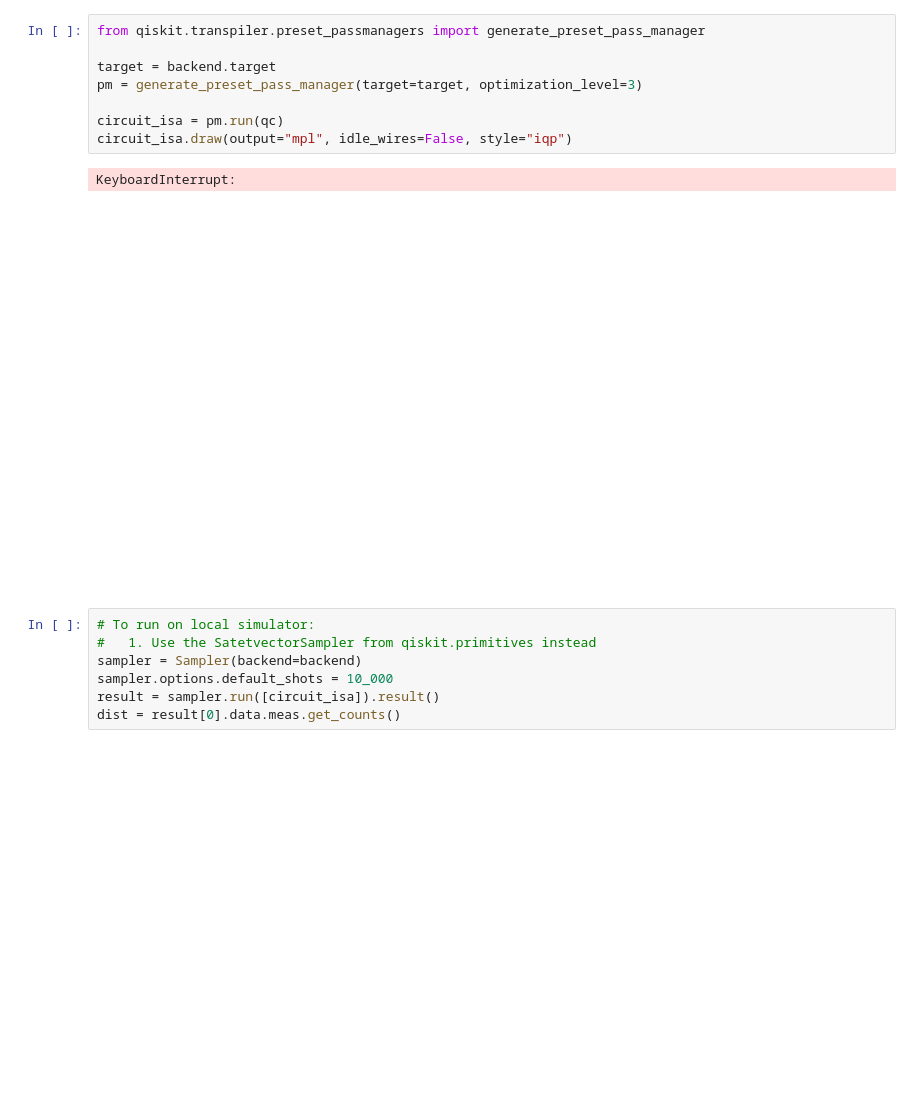
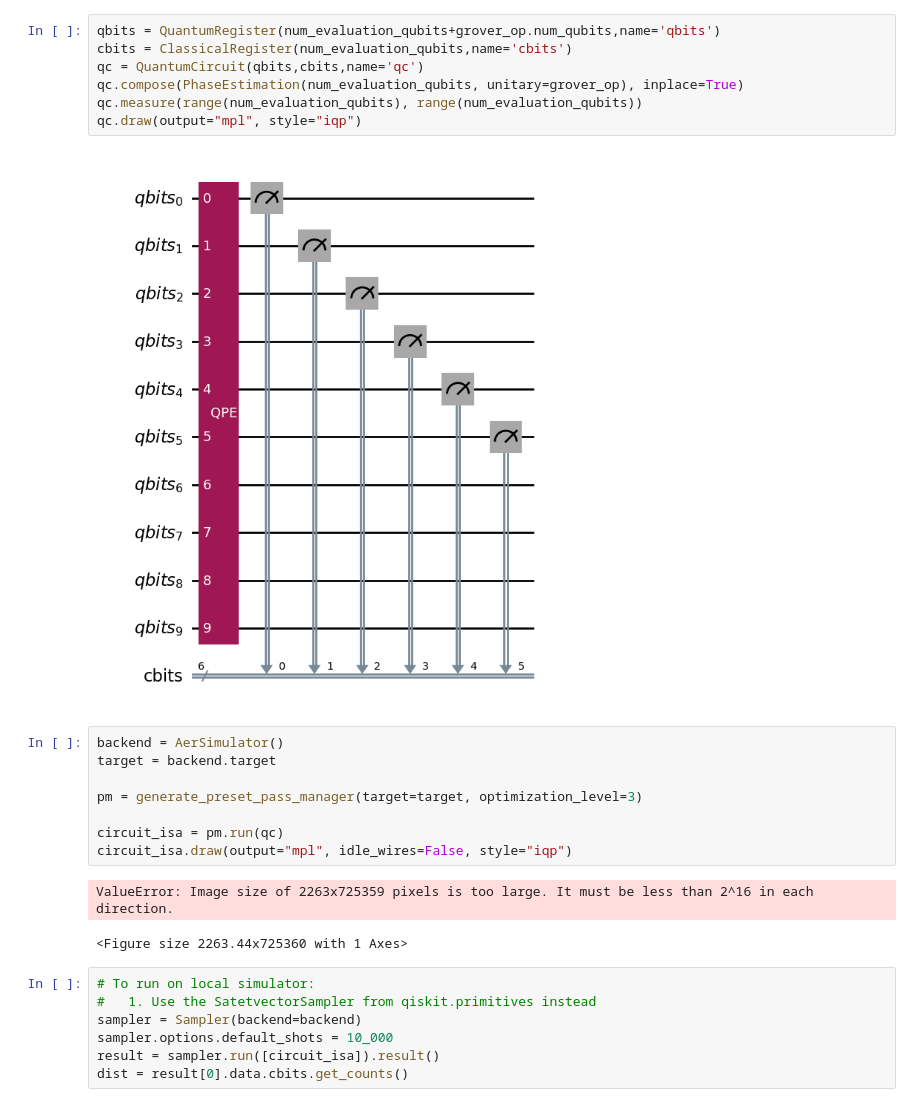
Before and after one commit to Nihar-Shah2001/Quantum_Computing_Notes, a Jupyter notebook: Notes/codes/grover_example.ipynb, the cells around one changed output. Drawn from its saved outputs; the diff is of its cells as text; blank space fills up the shorter version.

```diff
--- a/Notes/codes/grover_example.ipynb
+++ b/Notes/codes/grover_example.ipynb
@@ -110,20 +118,29 @@ qc.draw(output="mpl", style="iqp")
+# %%
+qbits = QuantumRegister(num_evaluation_qubits+grover_op.num_qubits,name='qbits')
+cbits = ClassicalRegister(num_evaluation_qubits,name='cbits')
+qc = QuantumCircuit(qbits,cbits,name='qc')
+qc.compose(PhaseEstimation(num_evaluation_qubits, unitary=grover_op), inplace=True)
+qc.measure(range(num_evaluation_qubits), range(num_evaluation_qubits))
+qc.draw(output="mpl", style="iqp")
+# %% [output]
+[figure, added]
 # %%
-from qiskit.transpiler.preset_passmanagers import generate_preset_pass_manager
+backend = AerSimulator()
+target = backend.target
 
-target = backend.target
 pm = generate_preset_pass_manager(target=target, optimization_level=3)
 
 circuit_isa = pm.run(qc)
 circuit_isa.draw(output="mpl", idle_wires=False, style="iqp")
 # %% [output]
-KeyboardInterrupt:
+ValueError: Image size of 2263x725359 pixels is too large. It must be less than 2^16 in each direction.
-[figure, removed]
+<Figure size 2263.44x725360 with 1 Axes>
 # %%
 # To run on local simulator:
 #   1. Use the SatetvectorSampler from qiskit.primitives instead
 sampler = Sampler(backend=backend)
 sampler.options.default_shots = 10_000
 result = sampler.run([circuit_isa]).result()
-dist = result[0].data.meas.get_counts()
+dist = result[0].data.cbits.get_counts()
 # %%
 plot_distribution(dist)
```
Also changed, not shown: parts of 16 cells of this notebook, 1 other file.
